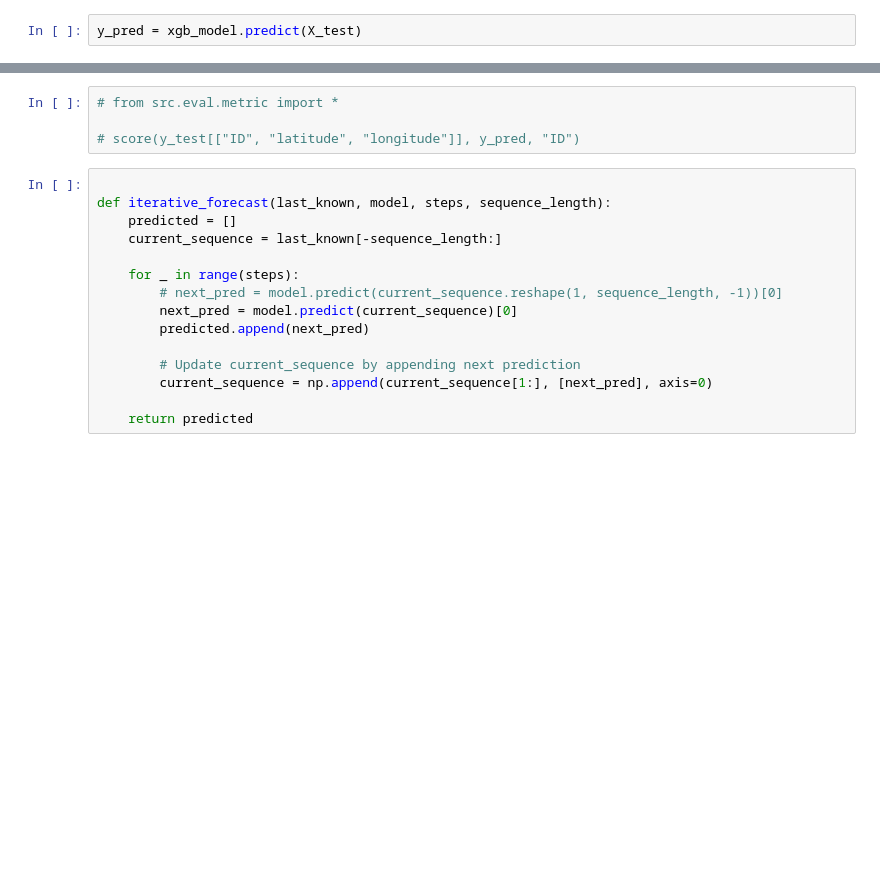
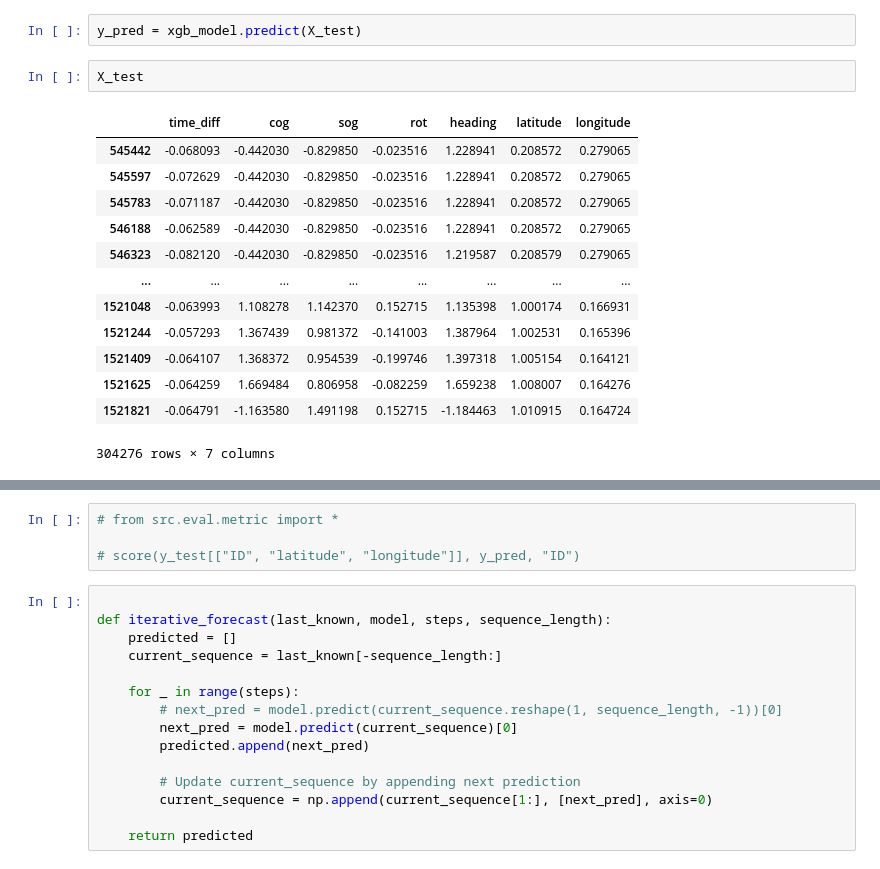
Before and after one commit to art-test-stack/vessel_position_forecast, a Jupyter notebook: read_csv.ipynb, the cells around one changed output, grey strips where cells are left out. Drawn from its saved outputs; the diff is of its cells as text; blank space fills up the shorter version.

```diff
--- a/read_csv.ipynb
+++ b/read_csv.ipynb
@@ -230,3 +295,19 @@ plt.show()
 # %%
 y_pred = xgb_model.predict(X_test)
+# %%
+X_test
+# %% [output]
+|  | time_diff | cog | sog | rot | heading | latitude | longitude |
+| 545442 | -0.068093 | -0.442030 | -0.829850 | -0.023516 | 1.228941 | 0.208572 | 0.279065 |
+| 545597 | -0.072629 | -0.442030 | -0.829850 | -0.023516 | 1.228941 | 0.208572 | 0.279065 |
+| 545783 | -0.071187 | -0.442030 | -0.829850 | -0.023516 | 1.228941 | 0.208572 | 0.279065 |
+| 546188 | -0.062589 | -0.442030 | -0.829850 | -0.023516 | 1.228941 | 0.208572 | 0.279065 |
+| 546323 | -0.082120 | -0.442030 | -0.829850 | -0.023516 | 1.219587 | 0.208579 | 0.279065 |
+| ... | ... | ... | ... | ... | ... | ... | ... |
+| 1521048 | -0.063993 | 1.108278 | 1.142370 | 0.152715 | 1.135398 | 1.000174 | 0.166931 |
+| 1521244 | -0.057293 | 1.367439 | 0.981372 | -0.141003 | 1.387964 | 1.002531 | 0.165396 |
+| 1521409 | -0.064107 | 1.368372 | 0.954539 | -0.199746 | 1.397318 | 1.005154 | 0.164121 |
+| 1521625 | -0.064259 | 1.669484 | 0.806958 | -0.082259 | 1.659238 | 1.008007 | 0.164276 |
+| 1521821 | -0.064791 | -1.163580 | 1.491198 | 0.152715 | -1.184463 | 1.010915 | 0.164724 |
+304276 rows × 7 columns
 # %%
```
Also changed, not shown: parts of 25 cells of this notebook, 1 other file.
